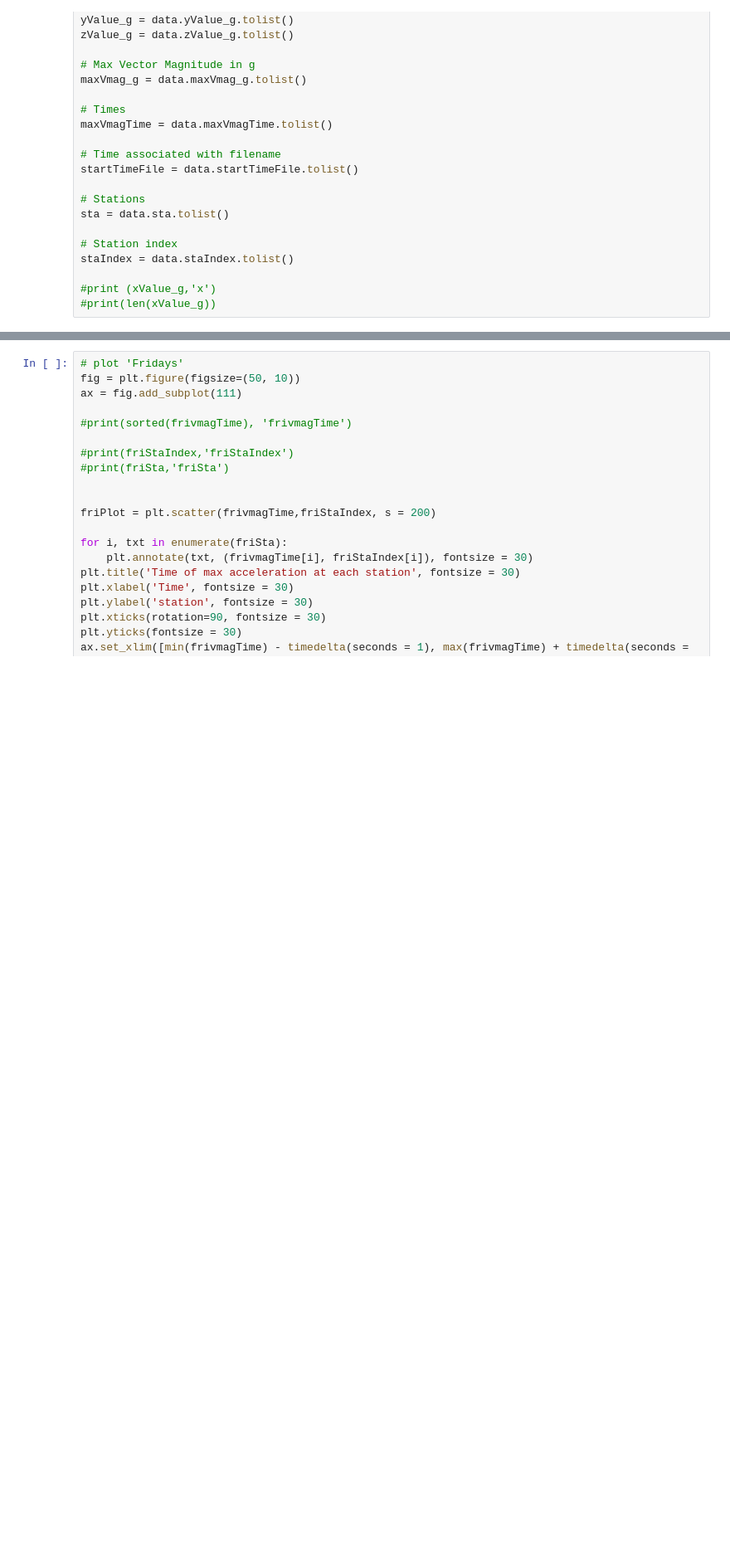
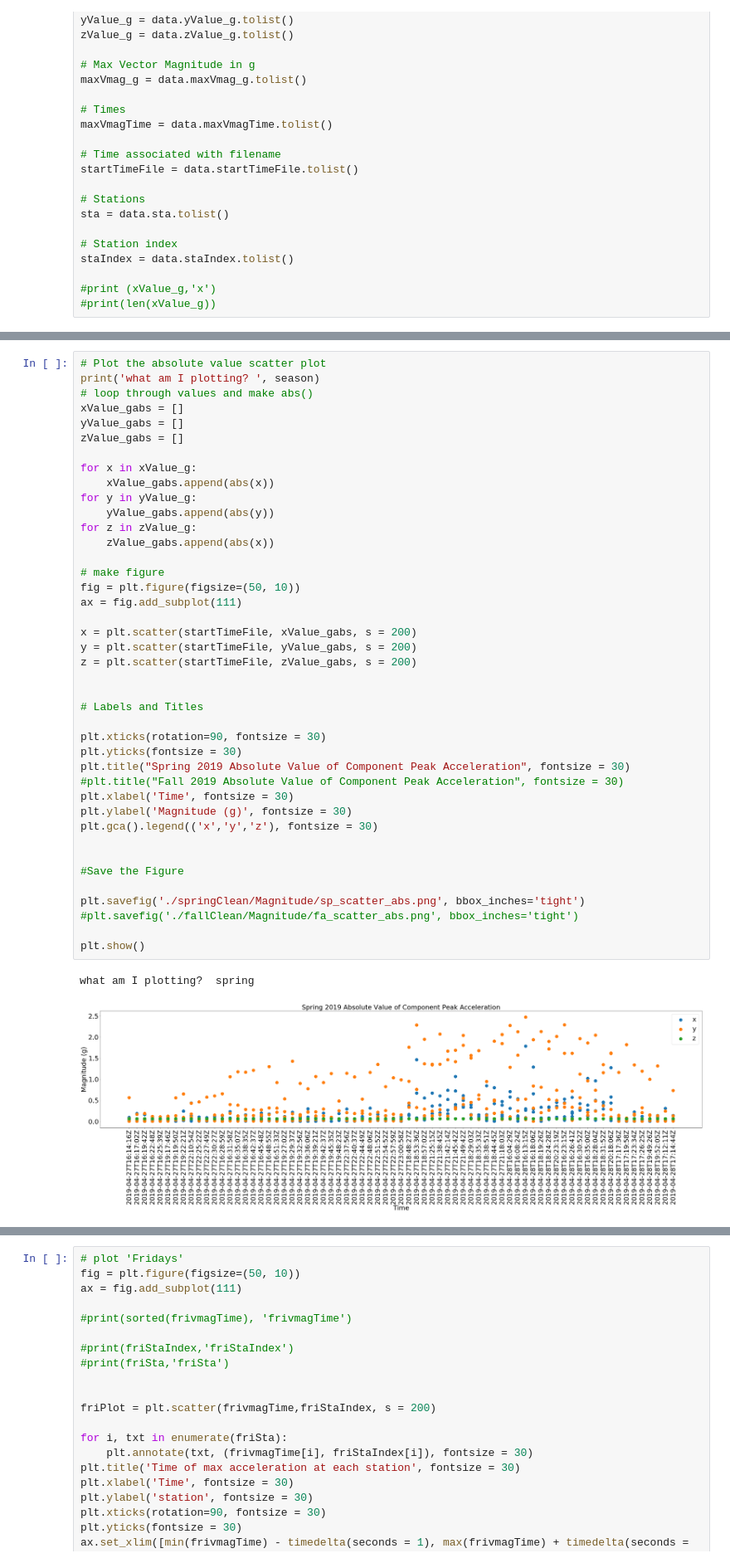
Before and after one commit to herringabrielle/dragraceAnalysis, a Jupyter notebook: Plotting.ipynb, the cells around one changed output, grey strips where cells are left out. Shown at 83% size. Cells and saved outputs as stored; diff of their text form; blank space fills up the shorter version.

```diff
--- a/Plotting.ipynb
+++ b/Plotting.ipynb
@@ -105,3 +112,47 @@ plt.savefig('./springClean/Magnitude/sp_scatter.png', bbox_inches='tight')
+# %%
+# Plot the absolute value scatter plot
+print('what am I plotting? ', season)
+# loop through values and make abs()
+xValue_gabs = []
+yValue_gabs = []
+zValue_gabs = []
+
+for x in xValue_g:
+    xValue_gabs.append(abs(x))
+for y in yValue_g:
+    yValue_gabs.append(abs(y))
+for z in zValue_g:
+    zValue_gabs.append(abs(x))
+
+# make figure
+fig = plt.figure(figsize=(50, 10))
+ax = fig.add_subplot(111)
+
+x = plt.scatter(startTimeFile, xValue_gabs, s = 200)
+y = plt.scatter(startTimeFile, yValue_gabs, s = 200)
+z = plt.scatter(startTimeFile, zValue_gabs, s = 200)
+
+
+# Labels and Titles
+
+plt.xticks(rotation=90, fontsize = 30)
+plt.yticks(fontsize = 30)
+plt.title("Spring 2019 Absolute Value of Component Peak Acceleration", fontsize = 30)
+#plt.title("Fall 2019 Absolute Value of Component Peak Acceleration", fontsize = 30)
+plt.xlabel('Time', fontsize = 30)
+plt.ylabel('Magnitude (g)', fontsize = 30)
+plt.gca().legend(('x','y','z'), fontsize = 30)
+
+
+#Save the Figure
+
+plt.savefig('./springClean/Magnitude/sp_scatter_abs.png', bbox_inches='tight')
+#plt.savefig('./fallClean/Magnitude/fa_scatter_abs.png', bbox_inches='tight')
+
+plt.show()
+# %% [output]
+what am I plotting?  spring
+[figure, added]
 # %%
 ## Make a nested list of Time, Station Index, and Station Name
 # Easier to parse days and pick hours to plot.
```
Also changed, not shown: parts of 4 cells of this notebook, 8 other files.
